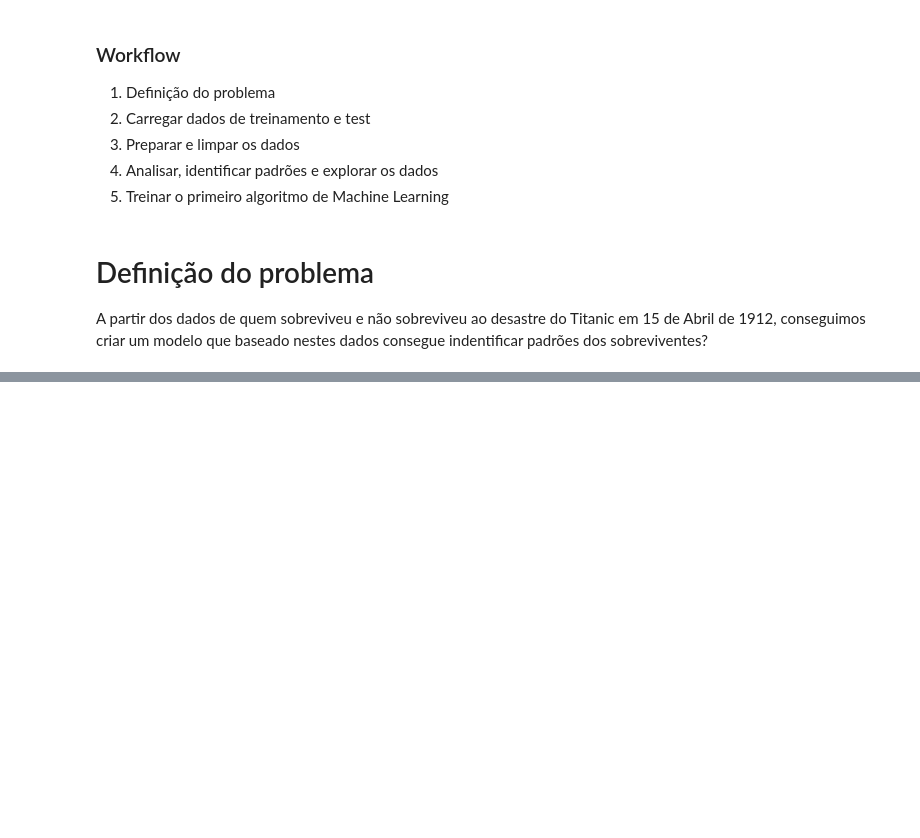
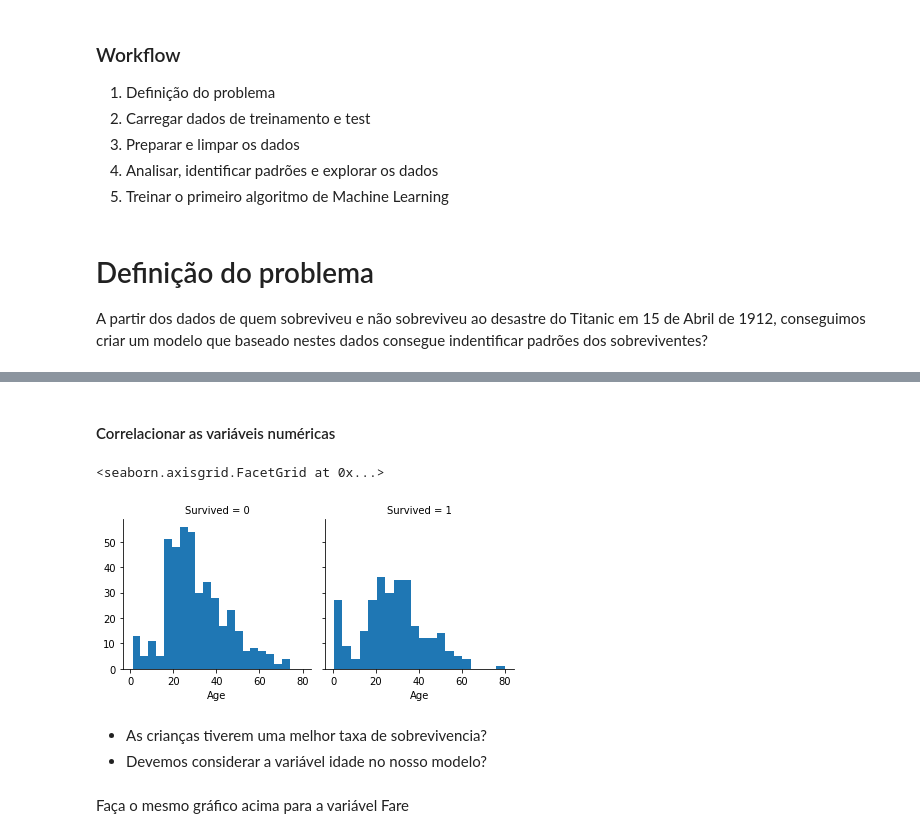
Before and after one commit to pedrocwb/pos-fiep, a Jupyter notebook: Titanic.ipynb, the cells around one changed output, grey strips where cells are left out. Cells and saved outputs as stored; diff of their text form; code cells hidden in the pictures; blank space fills up the shorter version.

```diff
--- a/Titanic.ipynb
+++ b/Titanic.ipynb
@@ -26,0 +160,13 @@ combine = [train_df, test_df]
+# %% [markdown]
+#### Correlacionar as variáveis numéricas
+# %%
+g = sns.FacetGrid(train_df, col='Survived')
+g.map(plt.hist, 'Age', bins=20)
+# %% [output]
+<seaborn.axisgrid.FacetGrid at 0x...>
+[figure, added]
+# %% [markdown]
+- As crianças tiverem uma melhor taxa de sobrevivencia?
+- Devemos considerar a variável idade no nosso modelo?
+# %% [markdown]
+Faça o mesmo gráfico acima para a variável Fare
```
Also changed, not shown: parts of 81 cells of this notebook, 2 other files.
